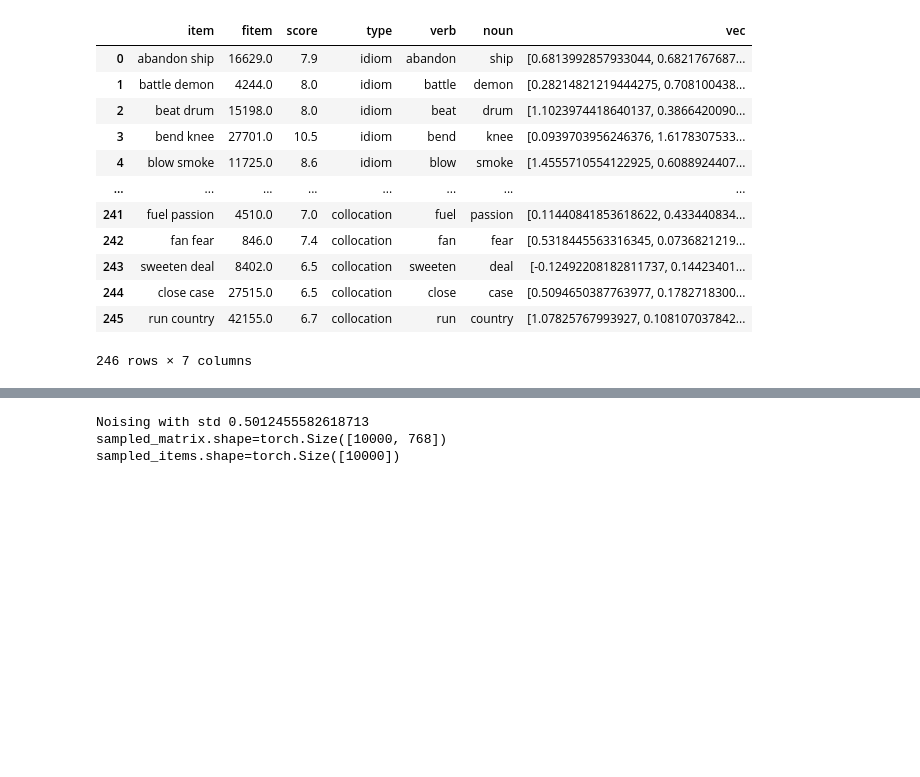
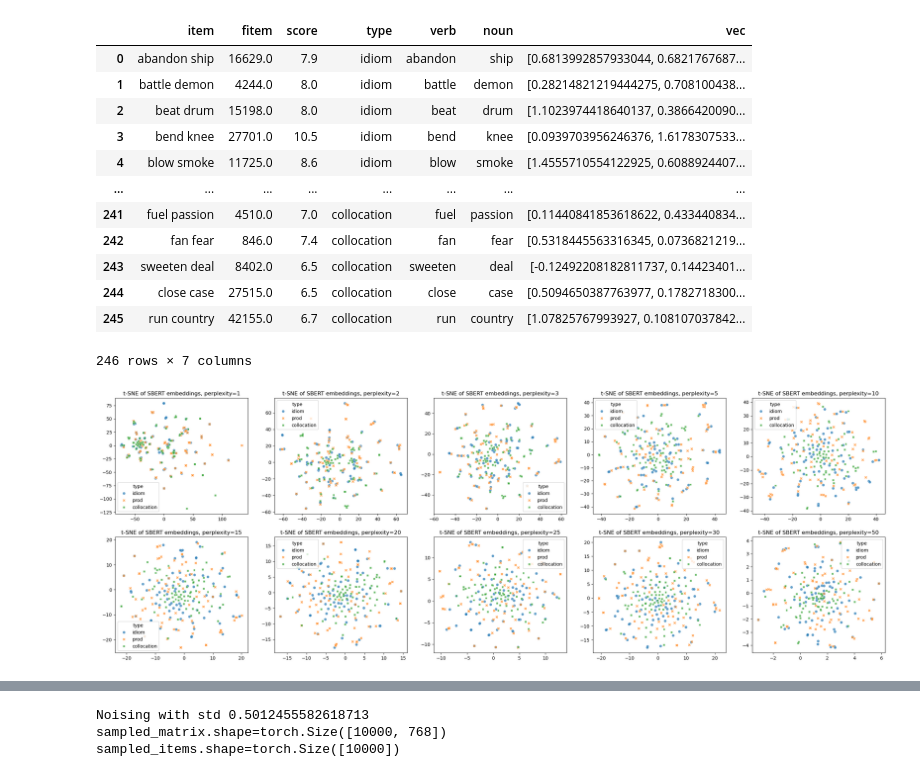
Before and after one commit to psydelle/minerva2, a Jupyter notebook: analysis/minerva_analyses.ipynb, the cells around one changed output, grey strips where cells are left out. Saved outputs shown, nothing was run; the diff lists cells and outputs as text; code cells hidden in the pictures; blank space fills up the shorter version.

Commit message:
TSNE, ICA, UMAP analyses

```diff
--- a/analysis/minerva_analyses.ipynb
+++ b/analysis/minerva_analyses.ipynb
@@ -74,3 +76,47 @@ df_expanded
 | 244 | close case | 27515.0 | 6.5 | collocation | close | case | [0.5094650387763977, 0.1782718300... |
 | 245 | run country | 42155.0 | 6.7 | collocation | run | country | [1.07825767993927, 0.108107037842... |
 246 rows × 7 columns
+# %%
+## TSNE of embeddings, colored by item type
+from sklearn.manifold import TSNE
+from sklearn.decomposition import PCA, FastICA
+
+# iterate over different perplexity values
+fig, axes = plt.subplots(2, 5, figsize=(30, 10))
+
+for i, (perplexity, ax) in enumerate(zip([1,2,3,5,10,15,20,25,30,50], axes.flatten())):
+    tsne = TSNE(n_components=2, random_state=0, perplexity=perplexity)
+    embeddings_2d = tsne.fit_transform(np.array(df_expanded["vec"].tolist()))
+    ax.set_title(f"t-SNE of SBERT embeddings, perplexity={perplexity}")
+    sns.scatterplot(
+        x=embeddings_2d[:, 0],
+        y=embeddings_2d[:, 1],
+        data=df_expanded,
+        hue="type",
+        style="type",
+        # palette=sns.color_palette("hls", 10),
+        legend="full",
+        alpha=0.7,
+        ax=ax,
+    )
+
+
+# tsne = TSNE(n_components=2, random_state=0, perplexity=5)
+# embeddings_2d = tsne.fit_transform(np.array(df_expanded["vec"].tolist()))
+
+# plot with seaborn
+# fig, ax = plt.subplots()
+# ax.set_title("t-SNE of SBERT embeddings, colored by item type")
+# sns.scatterplot(
+#     x=embeddings_2d[:, 0],
+#     y=embeddings_2d[:, 1],
+#     data=df_expanded,
+#     hue="type",
+#     style="type",
+#     # palette=sns.color_palette("hls", 10),
+#     legend="full",
+#     alpha=0.7,
+#     ax=ax,
+# )
+# %% [output]
+[figure, added]
```
Also changed, not shown: parts of 3 cells of this notebook.
